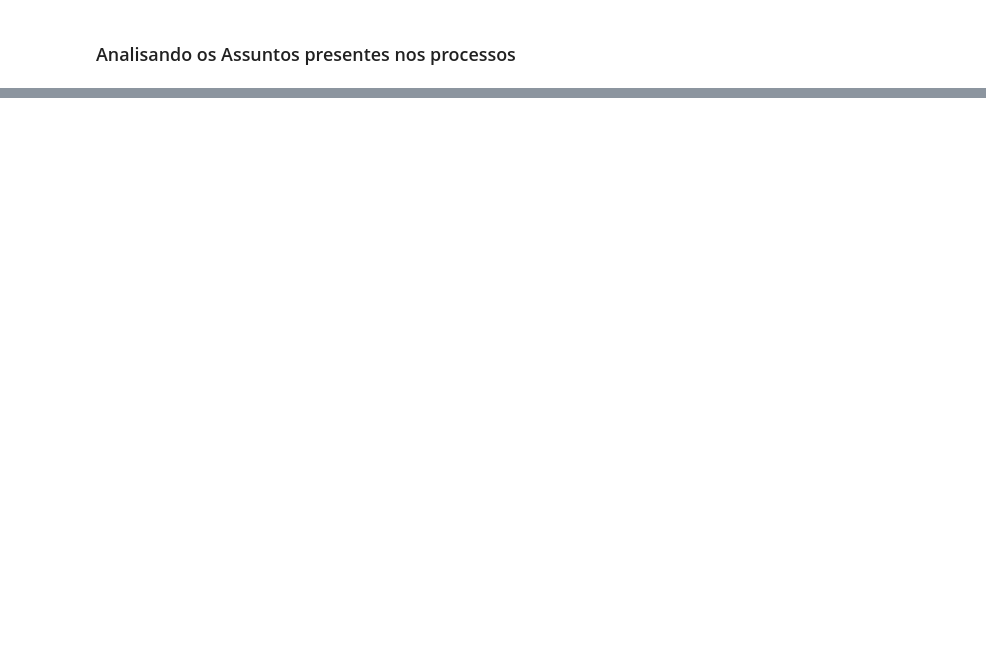
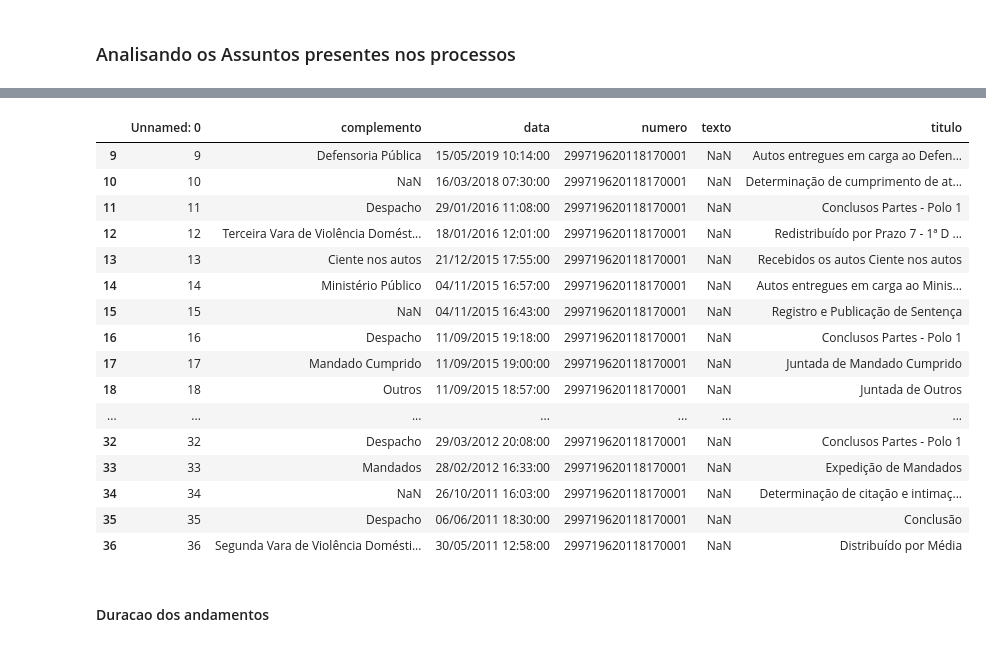
Before and after one commit to naanadr/violencia_contra_mulher_RECIFE, a Jupyter notebook: analises.ipynb, the cells around one changed output, grey strips where cells are left out. Cells and saved outputs as stored; diff of their text form; code cells hidden in the pictures; blank space fills up the shorter version.

```diff
--- a/analises.ipynb
+++ b/analises.ipynb
@@ -184,0 +427,2 @@ fig.savefig('figures/{}'.format(title), dpi=100, bbox_inches='tight')
+# %%
+numero_exemplo = df_andamentos_totais['numero'].unique()[1]
@@ -184,0 +433,20 @@ fig.savefig('figures/{}'.format(title), dpi=100, bbox_inches='tight')
+# %%
+df_andamentos_totais[(df_andamentos_totais['numero'] == int(numero_exemplo))]
+# %% [output]
+|  | Unnamed: 0 | complemento | data | numero | texto | titulo |
+| 9 | 9 | Defensoria Pública | 15/05/2019 10:14:00 | 299719620118170001 | NaN | Autos entregues em carga ao Defen... |
+| 10 | 10 | NaN | 16/03/2018 07:30:00 | 299719620118170001 | NaN | Determinação de cumprimento de at... |
+| 11 | 11 | Despacho | 29/01/2016 11:08:00 | 299719620118170001 | NaN | Conclusos Partes - Polo 1 |
+| 12 | 12 | Terceira Vara de Violência Domést... | 18/01/2016 12:01:00 | 299719620118170001 | NaN | Redistribuído por Prazo 7 - 1ª D ... |
+| 13 | 13 | Ciente nos autos | 21/12/2015 17:55:00 | 299719620118170001 | NaN | Recebidos os autos Ciente nos autos |
+| 14 | 14 | Ministério Público | 04/11/2015 16:57:00 | 299719620118170001 | NaN | Autos entregues em carga ao Minis... |
+| 15 | 15 | NaN | 04/11/2015 16:43:00 | 299719620118170001 | NaN | Registro e Publicação de Sentença |
+| 16 | 16 | Despacho | 11/09/2015 19:18:00 | 299719620118170001 | NaN | Conclusos Partes - Polo 1 |
+| 17 | 17 | Mandado Cumprido | 11/09/2015 19:00:00 | 299719620118170001 | NaN | Juntada de Mandado Cumprido |
+| 18 | 18 | Outros | 11/09/2015 18:57:00 | 299719620118170001 | NaN | Juntada de Outros |
+| ... | ... | ... | ... | ... | ... | ... |
+| 32 | 32 | Despacho | 29/03/2012 20:08:00 | 299719620118170001 | NaN | Conclusos Partes - Polo 1 |
+| 33 | 33 | Mandados | 28/02/2012 16:33:00 | 299719620118170001 | NaN | Expedição de Mandados |
+| 34 | 34 | NaN | 26/10/2011 16:03:00 | 299719620118170001 | NaN | Determinação de citação e intimaç... |
+| 35 | 35 | Despacho | 06/06/2011 18:30:00 | 299719620118170001 | NaN | Conclusão |
+| 36 | 36 | Segunda Vara de Violência Domésti... | 30/05/2011 12:58:00 | 299719620118170001 | NaN | Distribuído por Média |
@@ -184,0 +471,2 @@ fig.savefig('figures/{}'.format(title), dpi=100, bbox_inches='tight')
+# %% [markdown]
+#### Duracao dos andamentos
```
Also changed, not shown: parts of 36 cells of this notebook.
